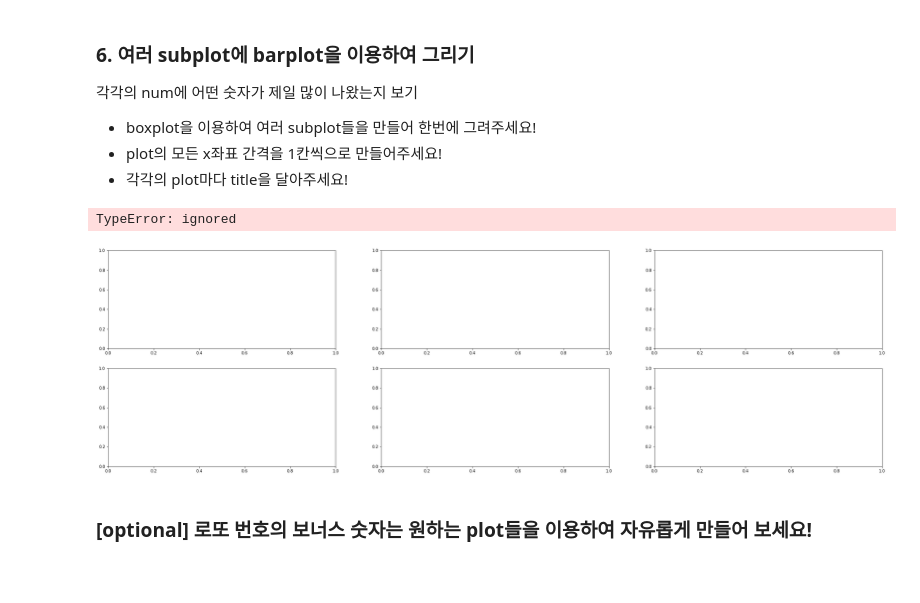
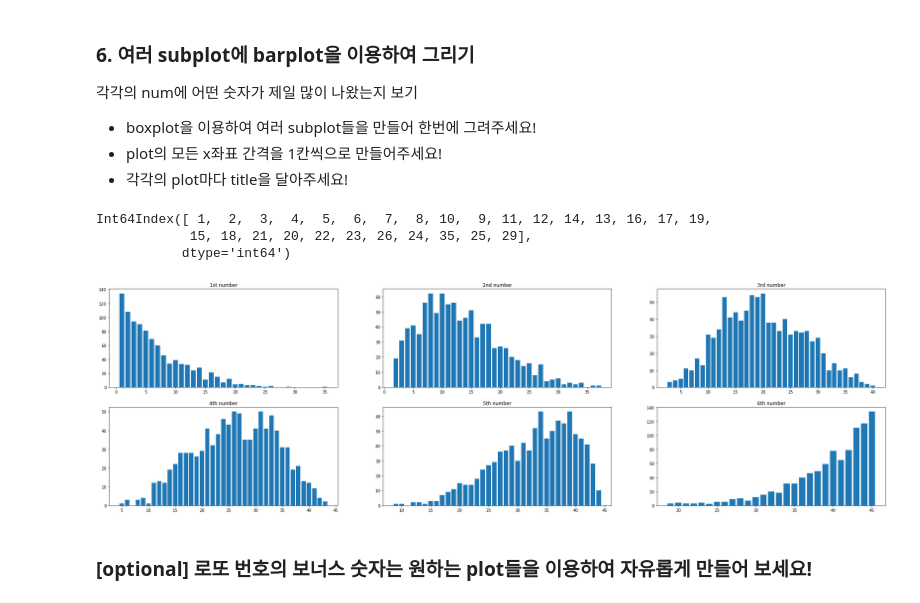
Before and after one commit to Slowhelp01/DAP_, a Jupyter notebook: lecture4.ipynb, the cells around one changed output. Cells and saved outputs as stored; diff of their text form; code cells hidden in the pictures; blank space fills up the shorter version.

```diff
--- a/lecture4.ipynb
+++ b/lecture4.ipynb
@@ -428,41 +428,44 @@ df_lotto
 - boxplot을 이용하여 여러 subplot들을 만들어 한번에 그려주세요!
 - plot의 모든 x좌표 간격을 1칸씩으로 만들어주세요!
 - 각각의 plot마다 title을 달아주세요!
+# %%
+df_lotto["num1"].value_counts().index
+# %% [output]
+Int64Index([ 1,  2,  3,  4,  5,  6,  7,  8, 10,  9, 11, 12, 14, 13, 16, 17, 19,
+            15, 18, 21, 20, 22, 23, 26, 24, 35, 25, 29],
+           dtype='int64')
 # %%
 # df_lotto
 
 fig, ax = plt.subplots(2,3)
 fig.set_size_inches((35,10))
 plt.subplots_adjust(wspace=0.2,hspace=0.2)
 
 ########### Make Code #####################
 
-x = np.arange(0, 45, 1)
-
-ax[0][0].bar(x, df_lotto['num1'].array)
+ax[0][0].bar(df_lotto["num1"].value_counts().index, df_lotto["num1"].value_counts().values)
 ax[0][0].set_title('1st number')
 
-ax[0][1].bar(x, df_lotto['num2'].array)
+ax[0][1].bar(df_lotto["num2"].value_counts().index, df_lotto["num2"].value_counts().values)
 ax[0][1].set_title('2nd number')
 
-ax[0][2].bar(x, df_lotto['num3'].array)
+ax[0][2].bar(df_lotto["num3"].value_counts().index, df_lotto["num3"].value_counts().values)
 ax[0][2].set_title('3rd number')
 
-ax[1][0].bar(x, df_lotto['num4'].array)
+ax[1][0].bar(df_lotto["num4"].value_counts().index, df_lotto["num4"].value_counts().values)
 ax[1][0].set_title('4th number')
 
-ax[1][1].bar(x, df_lotto['num5'].array)
+ax[1][1].bar(df_lotto["num5"].value_counts().index, df_lotto["num5"].value_counts().values)
 ax[1][1].set_title('5th number')
 
-ax[1][2].bar(x, df_lotto['num6'].array)
+ax[1][2].bar(df_lotto["num6"].value_counts().index, df_lotto["num6"].value_counts().values)
 ax[1][2].set_title('6th number')
 
 ###########################################
 
 plt.show()
 # %% [output]
-TypeError: ignored
-[figure, old version]
+[figure, new version]
 # %% [markdown]
 ### [optional] 로또 번호의 보너스 숫자는 원하는 plot들을 이용하여 자유롭게 만들어 보세요!
 # %%
```
